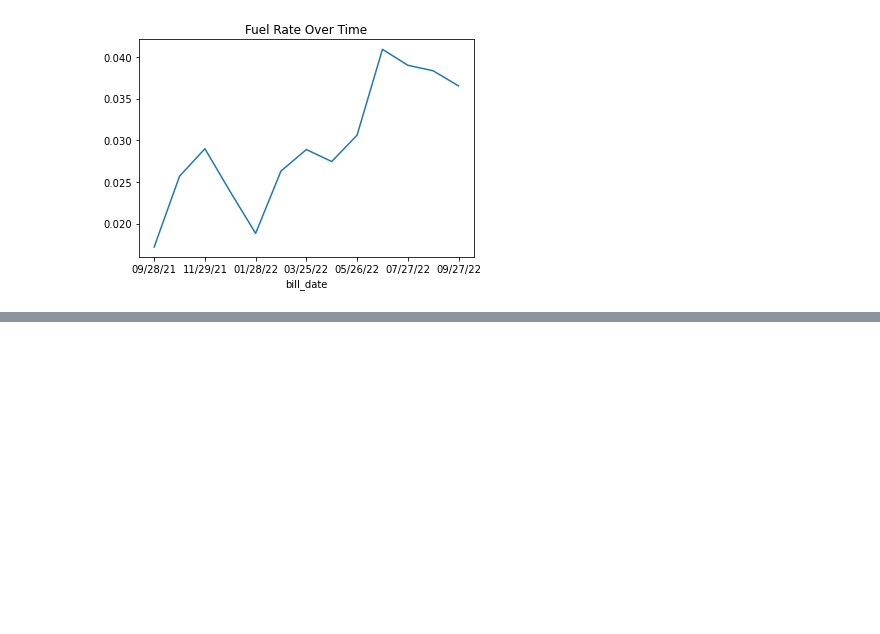
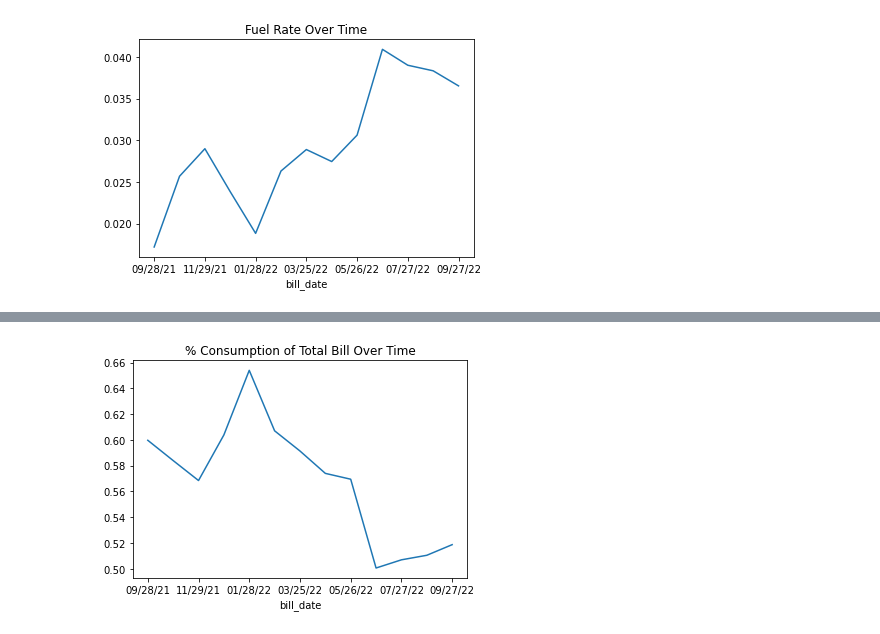
Before and after one commit to stephanie-jones78/what_the_cps, a Jupyter notebook: 05_houston_we_have_data.ipynb, the cells around one changed output, grey strips where cells are left out. Saved outputs shown, nothing was run; the diff lists cells and outputs as text; code cells hidden in the pictures; blank space fills up the shorter version.

```diff
--- a/05_houston_we_have_data.ipynb
+++ b/05_houston_we_have_data.ipynb
@@ -93,0 +108,8 @@ plt.show()
+# %%
+df['service_charge_%'] = df.service_charge / df.total_bill
+df['consumption_charge_%'] = df.consumption_charge / df.total_bill
+df['peak_charge_%'] = df.peak_charge / df.total_bill
+df['fuel_charge_%'] = df.fuel_charge / df.total_bill
+df['regulatory_charge_%'] = df.regulatory_charge / df.total_bill
+
+df
@@ -93,0 +131,6 @@ plt.show()
+# %%
+df.set_index('bill_date')['consumption_charge_%'].plot()
+plt.title('% Consumption of Total Bill Over Time')
+plt.show()
+# %% [output]
+[figure, added]
```
Also changed, not shown: parts of 10 cells of this notebook, 5 other files.
